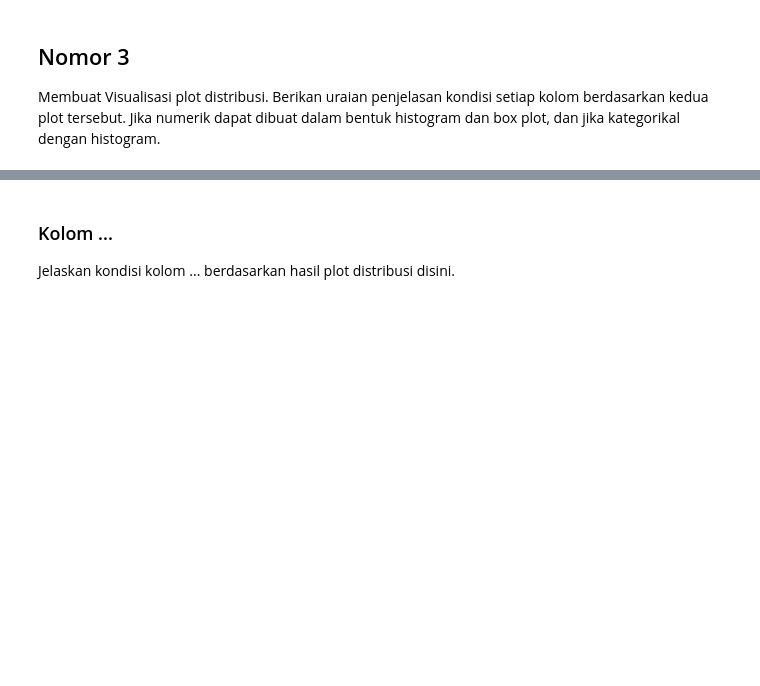
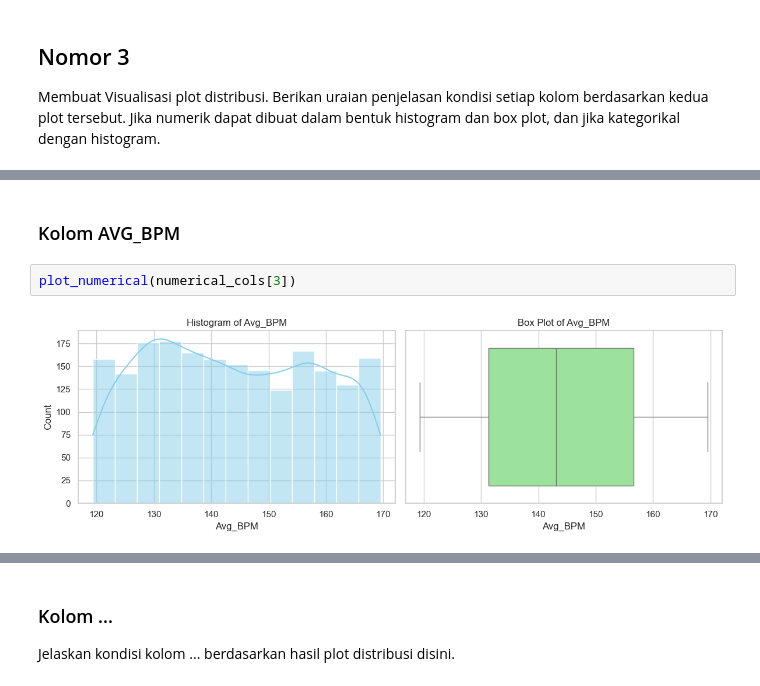
Before and after one commit to hafizhperdana/TugasBesarProbstat, a Jupyter notebook: JMK_13524025_13524070.ipynb, the cells around one changed output, grey strips where cells are left out. Drawn from its saved outputs; the diff is of its cells as text; blank space fills up the shorter version.

```diff
--- a/JMK_13524025_13524070.ipynb
+++ b/JMK_13524025_13524070.ipynb
@@ -337,0 +403,6 @@ Jelaskan kondisi kolom Y berdasarkan hasil plot distribusi disini.
+# %% [markdown]
+### Kolom AVG_BPM
+# %%
+plot_numerical(numerical_cols[3])
+# %% [output]
+[figure, added]
```
Also changed, not shown: parts of 28 cells of this notebook.
